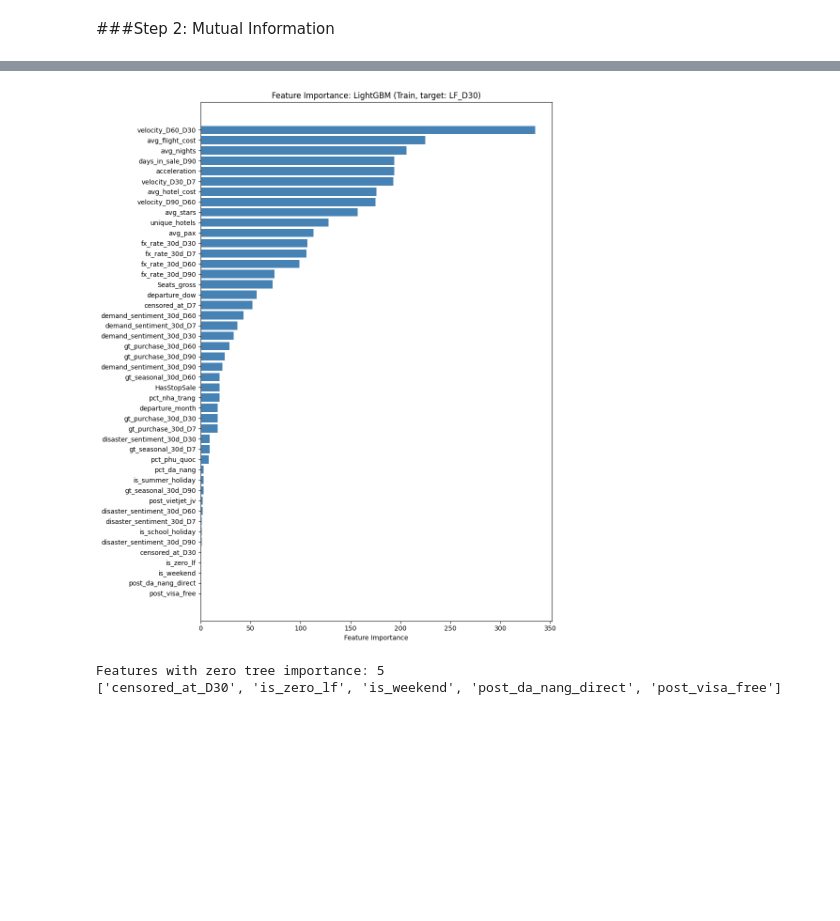
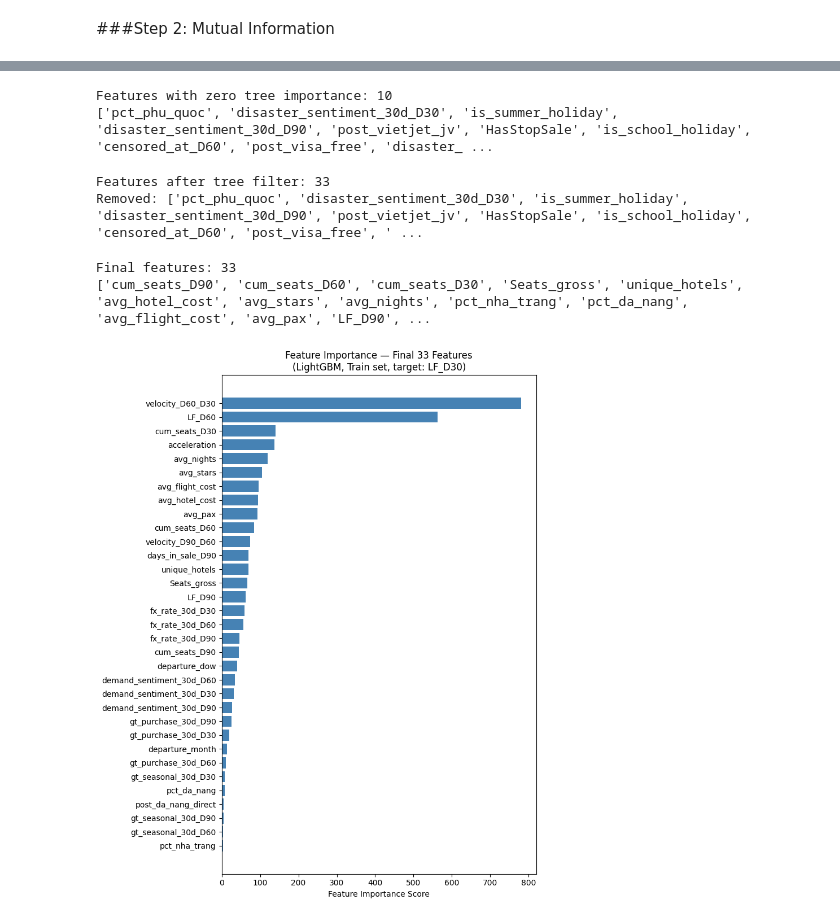
Before and after one commit to VildanaRazumova/thesis-demand-forecasting, a Jupyter notebook: thesis_notebook_final.ipynb, the cells around one changed output, grey strips where cells are left out. Saved outputs shown, nothing was run; the diff lists cells and outputs as text; code cells hidden in the pictures; blank space fills up the shorter version.

```diff
--- a/thesis_notebook_final.ipynb
+++ b/thesis_notebook_final.ipynb
@@ -2422,7 +2432,7 @@ print(zero_mi)
 # %%
-feature_cols_final = [f for f in feature_cols_filtered
+feature_cols_mi = [f for f in feature_cols_filtered
                       if f not in zero_mi]
 
-print(f"Features after MI filter: {len(feature_cols_final)}")
+print(f"Features after MI filter: {len(feature_cols_mi)}")
 print(f"Removed: {zero_mi}")
 # %% [output]
@@ -2434,6 +2453,6 @@ We train a quick LightGBM model on train set and check which features it actuall
 # %%
 # Prepare data and use only final features
-X_train = train[feature_cols_final].select_dtypes(include='number').fillna(0)
+X_train = train[feature_cols_mi].select_dtypes(include='number').fillna(0)
 y_train = train['LF_D30']
 # %%
 # Train a quick model, just for importance
@@ -2453,23 +2472,50 @@ importance_df = pd.DataFrame({
     'feature': X_train.columns,
     'importance': model.feature_importances_
 }).sort_values('importance', ascending=False)
+# %%
+# Features with zero importance
+zero_imp = importance_df[importance_df['importance'] < 5]['feature'].tolist()
+print(f"Features with zero tree importance: {len(zero_imp)}")
+print(zero_imp)
+# %% [output]
+Features with zero tree importance: 10
+['pct_phu_quoc', 'disaster_sentiment_30d_D30', 'is_summer_holiday', 'disaster_sentiment_30d_D90', 'post_vietjet_jv', 'HasStopSale', 'is_school_holiday', 'censored_at_D60', 'post_visa_free', 'disaster_ ...
+# %%
+feature_cols_final = [f for f in feature_cols_mi
+                      if f not in zero_imp]
+
+print(f"Features after tree filter: {len(feature_cols_final)}")
+print(f"Removed: {zero_imp}")
+# %% [output]
+Features after tree filter: 33
+Removed: ['pct_phu_quoc', 'disaster_sentiment_30d_D30', 'is_summer_holiday', 'disaster_sentiment_30d_D90', 'post_vietjet_jv', 'HasStopSale', 'is_school_holiday', 'censored_at_D60', 'post_visa_free', ' ...
+# %%
+print(f"Final features: {len(feature_cols_final)}")
+print(feature_cols_final)
+# %% [output]
+Final features: 33
+['cum_seats_D90', 'cum_seats_D60', 'cum_seats_D30', 'Seats_gross', 'unique_hotels', 'avg_hotel_cost', 'avg_stars', 'avg_nights', 'pct_nha_trang', 'pct_da_nang', 'avg_flight_cost', 'avg_pax', 'LF_D90', ...
 # %%
-# Plot
-plt.figure(figsize=(10, 12))
-plt.barh(importance_df['feature'], importance_df['importance'],
+# Final importance plot — retrain on 33 features only
+X_train_final = train[feature_cols_final].select_dtypes(include='number').fillna(0)
+y_train = train['LF_D30']
+
+model_final = lgb.LGBMRegressor(n_estimators=100, random_state=42, verbose=-1)
+model_final.fit(X_train_final, y_train)
+
+importance_final = pd.DataFrame({
+    'feature': X_train_final.columns,
+    'importance': model_final.feature_importances_
+}).sort_values('importance', ascending=False)
+
+plt.figure(figsize=(8, 10))
+plt.barh(importance_final['feature'],
+         importance_final['importance'],
          color='steelblue')
-plt.xlabel('Feature Importance')
-plt.title('Feature Importance: LightGBM (Train, target: LF_D30)')
+plt.xlabel('Feature Importance Score')
+plt.title('Feature Importance — Final 33 Features\n(LightGBM, Train set, target: LF_D30)')
 plt.gca().invert_yaxis()
 plt.tight_layout()
 plt.show()
 # %% [output]
-[figure, old version]
+[figure, new version]
-# %%
-# Features with zero importance
-zero_imp = importance_df[importance_df['importance'] == 0]['feature'].tolist()
-print(f"Features with zero tree importance: {len(zero_imp)}")
-print(zero_imp)
-# %% [output]
-Features with zero tree importance: 5
-['censored_at_D30', 'is_zero_lf', 'is_weekend', 'post_da_nang_direct', 'post_visa_free']
```
Also changed, not shown: parts of 37 cells of this notebook.
